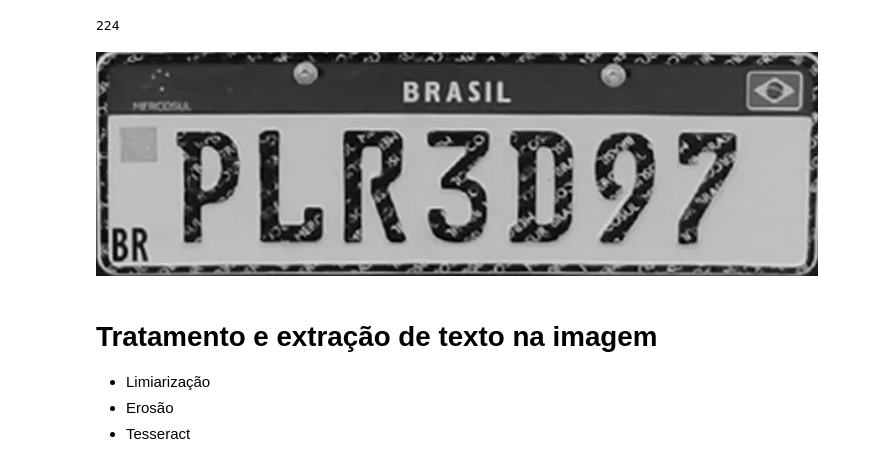
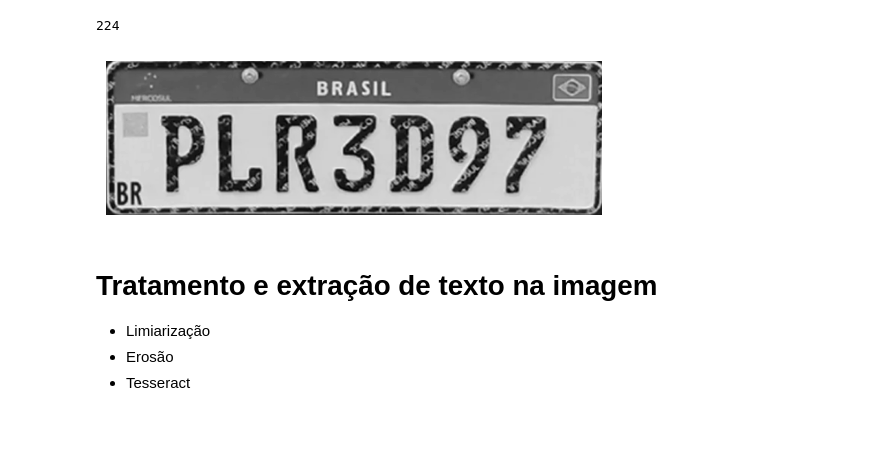
Before and after one commit to EdCarlos-dev/tratamentodeimagens, a Jupyter notebook: imagens-texto-tratamento.ipynb, the cells around one changed output. Cells and saved outputs as stored; diff of their text form; code cells hidden in the pictures; blank space fills up the shorter version.

```diff
--- a/OCR_detecção_de_texto_em_placas_de_carro.ipynb
+++ b/imagens-texto-tratamento.ipynb
@@ -474,9 +515,12 @@ h
 224
 # %%
 placa = gray[y:y+h, x:x+w]
-cv2_imshow(placa)
+plt.imshow(placa, cmap= 'gray')
+plt.axis('off')
+plt.show()
+# cv2_imshow(placa)
 # %% [output]
-[figure, old version]
+[figure, new version]
 # %% [markdown]
 # Tratamento e extração de texto na imagem
 * Limiarização
```
Also changed, not shown: parts of 33 cells of this notebook.
